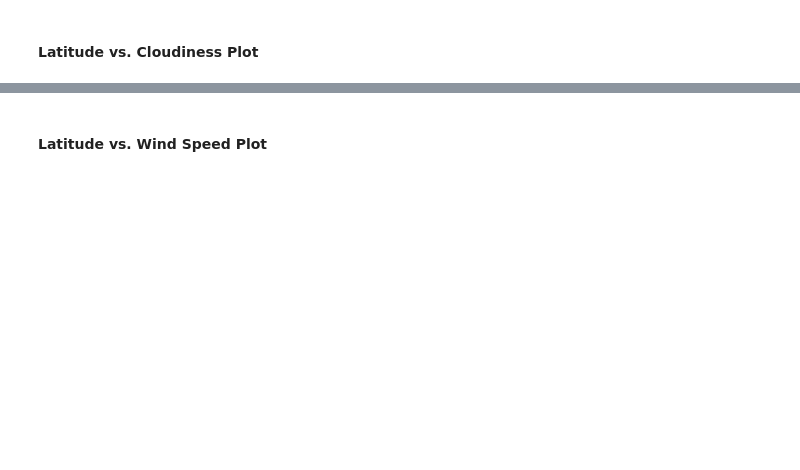
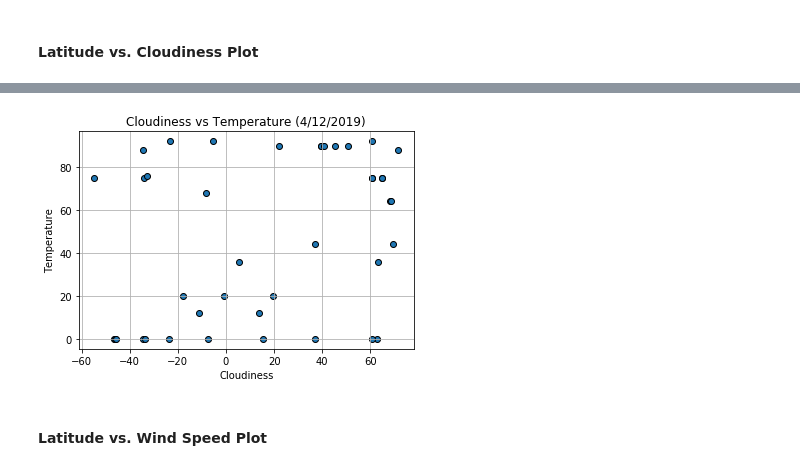
Before and after one commit to awindmiller/WeatherPy, a Jupyter notebook: WeatherPy.ipynb, the cells around one changed output, grey strips where cells are left out. Saved outputs shown, nothing was run; the diff lists cells and outputs as text; code cells hidden in the pictures; blank space fills up the shorter version.

```diff
--- a/WeatherPy.ipynb
+++ b/WeatherPy.ipynb
@@ -130,2 +163,12 @@ dtype: int64
+# %%
+Cloudy = CitiesDf["Cloudiness"]
+plt.scatter(Latx, Cloudy, edgecolor="black")
+plt.xlabel("Cloudiness")
+plt.ylabel("Temperature")
+plt.title("Cloudiness vs Temperature (4/12/2019)")
+plt.grid(True)
+plt.show()
+# %% [output]
+[figure, added]
 # %% [markdown]
 #### Latitude vs. Wind Speed Plot
```
Also changed, not shown: parts of 13 cells of this notebook.
